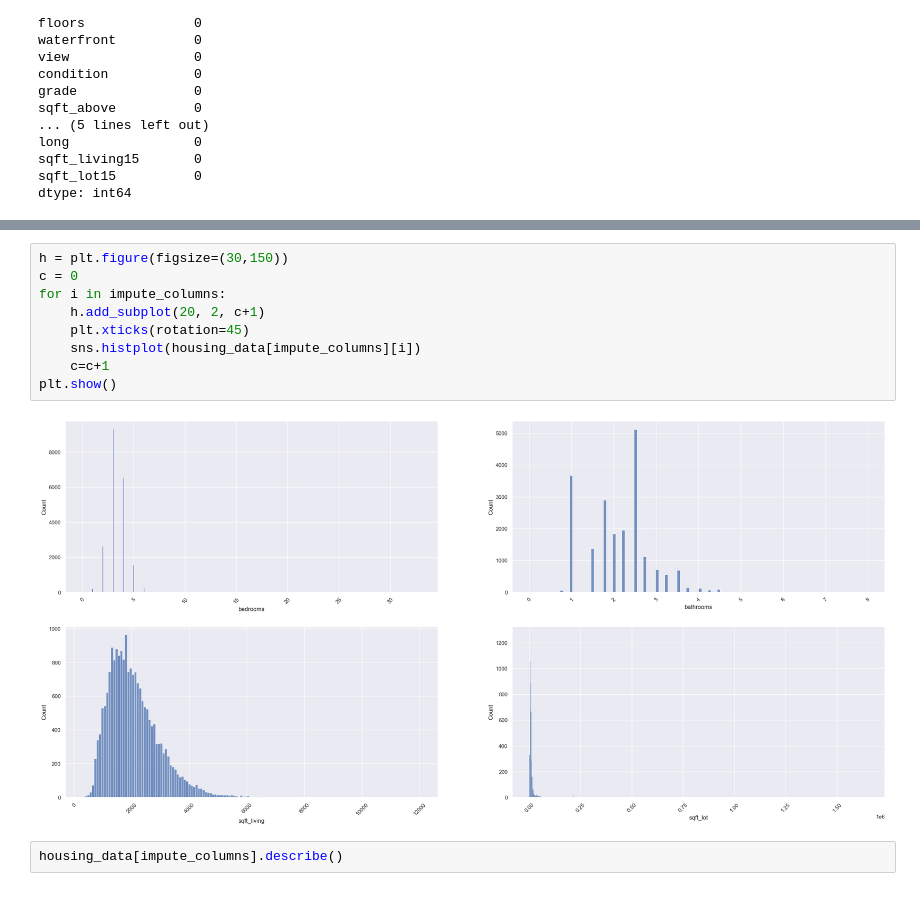
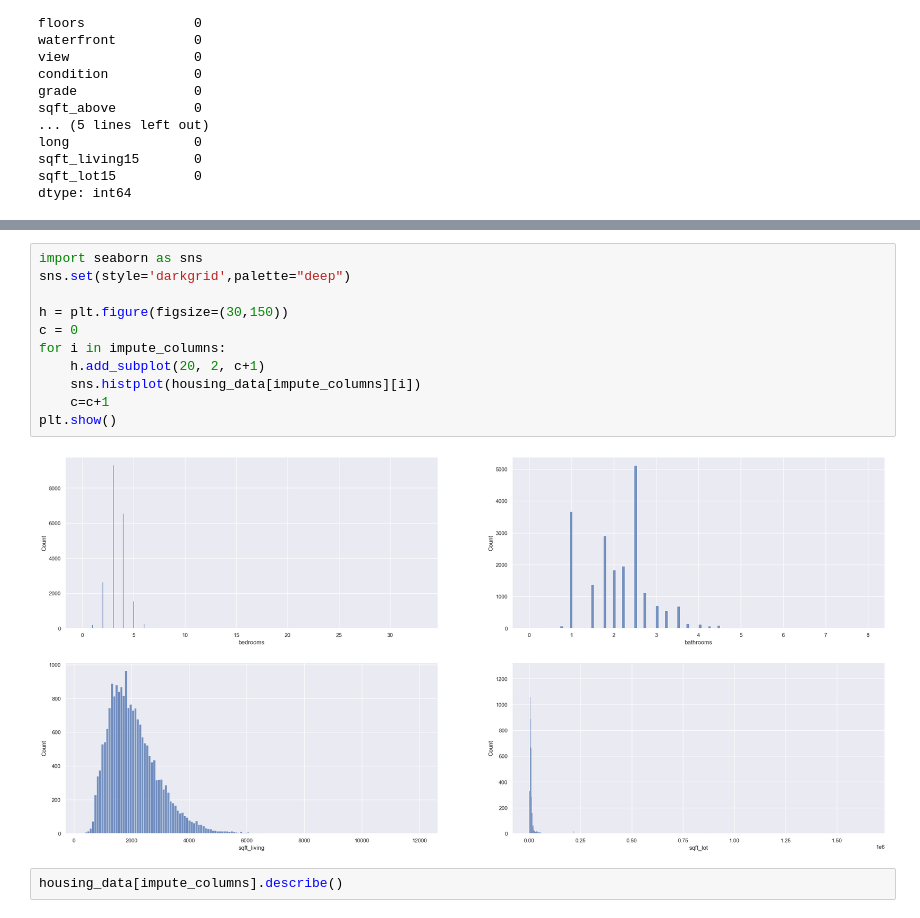
Before and after one commit to renaqd/team5-ADS500B, a Jupyter notebook: FinalProject_LD-ver1.ipynb, the cells around one changed output, grey strips where cells are left out. Cells and saved outputs as stored; diff of their text form.

```diff
--- a/FinalProject_LD-ver1.ipynb
+++ b/FinalProject_LD-ver1.ipynb
@@ -113,14 +102,16 @@ plt.show()
 # %%
+import seaborn as sns
+sns.set(style='darkgrid',palette="deep")
+
 h = plt.figure(figsize=(30,150))
 c = 0
 for i in impute_columns:
     h.add_subplot(20, 2, c+1)
-    plt.xticks(rotation=45)
     sns.histplot(housing_data[impute_columns][i])
     c=c+1
 plt.show()
 # %% [output]
-[figure, old version]
+[figure, new version]
 # %%
 housing_data[impute_columns].describe()
 # %% [output]
```
Also changed, not shown: parts of 26 cells of this notebook.
